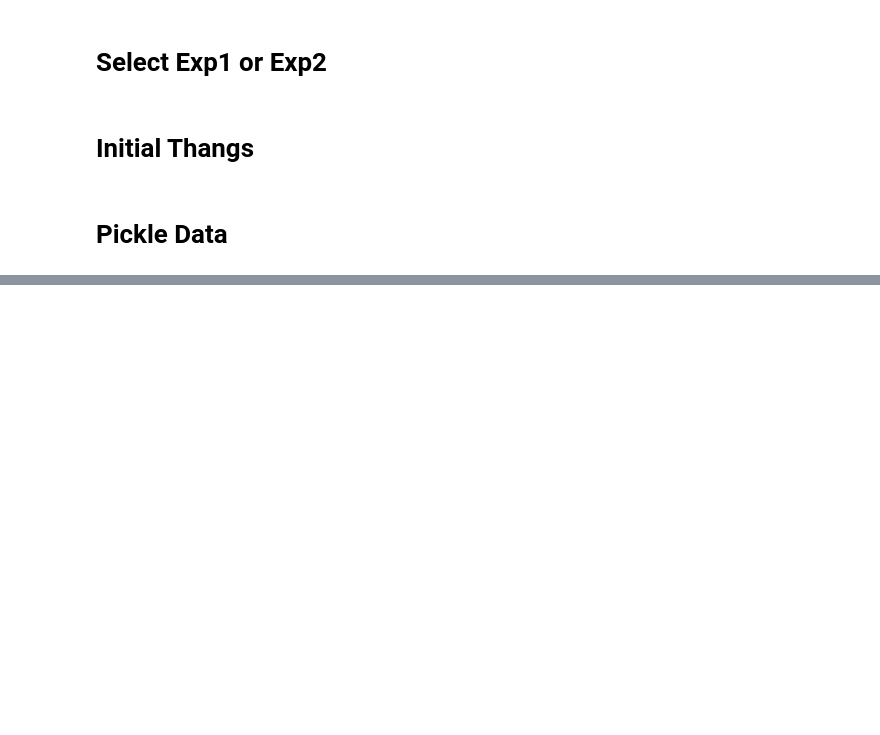
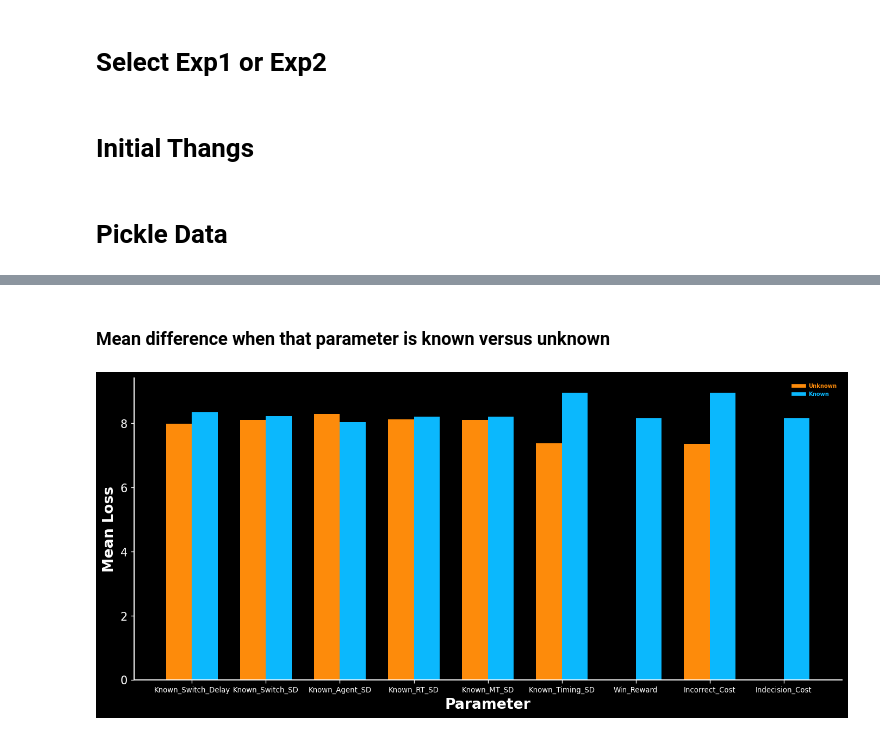
Before and after one commit to SethSullivan/MatchPennies-Agent-Expirement, a Jupyter notebook: scripts/makefigs/Model_Comparisons.ipynb, the cells around one changed output, grey strips where cells are left out. Saved outputs shown, nothing was run; the diff lists cells and outputs as text; code cells hidden in the pictures; blank space fills up the shorter version.

```diff
--- a/scripts/makefigs/Model_Comparisons.ipynb
+++ b/scripts/makefigs/Model_Comparisons.ipynb
@@ -89,0 +147,32 @@ df
+# %% [markdown]
+### Mean difference when that parameter is known versus unknown
+# %%
+parameter_mean_loss_known = {}
+parameter_mean_loss_unknown = {}
+for col in df_description.columns[2:11]: # Skipping 'Model', "Loss", "Parameters"
+    if col in ['Win_Reward', 'Incorrect_Cost', 'Indecision_Cost']:
+        dff_unknown = df_description[df_description[col].isin(['Less','Greater'])]
+        parameter_mean_loss_unknown.update({col:dff_unknown['Loss'].mean()})
+        dff_known = df_description[df_description[col].isin(['Normal'])]
+        parameter_mean_loss_known.update({col:dff_known['Loss'].mean()})
+    else:
+        dff_unknown = df_description[df_description[col] == False]
+        parameter_mean_loss_unknown.update({col:dff_unknown['Loss'].mean()})
+        dff_known = df_description[df_description[col] == True]
+        parameter_mean_loss_known.update({col:dff_known['Loss'].mean()})
+
+num_params = len(parameter_mean_loss_known.values())
+xlocs = np.arange(0,num_params,1)
+w,h = 14,6
+bar_width = w*0.025
+fig,ax = plt.subplots(dpi=120,figsize=(w,h))
+ax.bar(xlocs+(0.5*bar_width), parameter_mean_loss_known.values(), width=bar_width, color=wheel.rak_blue)
+ax.bar(xlocs-(0.5*bar_width), parameter_mean_loss_unknown.values(),width=bar_width, color=wheel.rak_orange)
+ax.set_xticks(xlocs)
+ax.set_xticklabels(parameter_mean_loss.keys(), fontsize=8)
+ax.set_xlabel('Parameter')
+ax.set_ylabel('Mean Loss')
+dv.custom_legend(ax,['Unknown', 'Known'], [wheel.rak_orange, wheel.rak_blue])
+plt.show()
+# %% [output]
+[figure, added]
```
Also changed, not shown: parts of 25 cells of this notebook.
